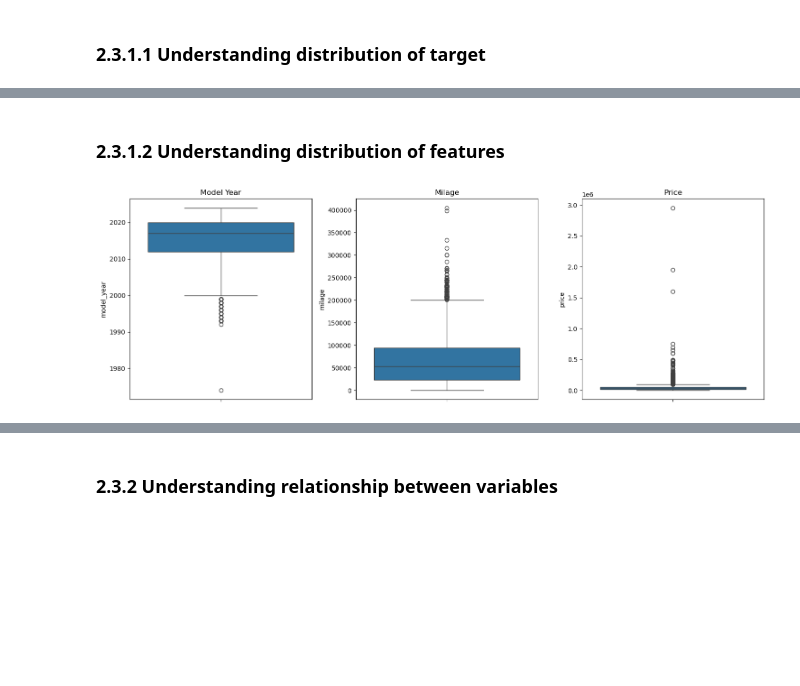
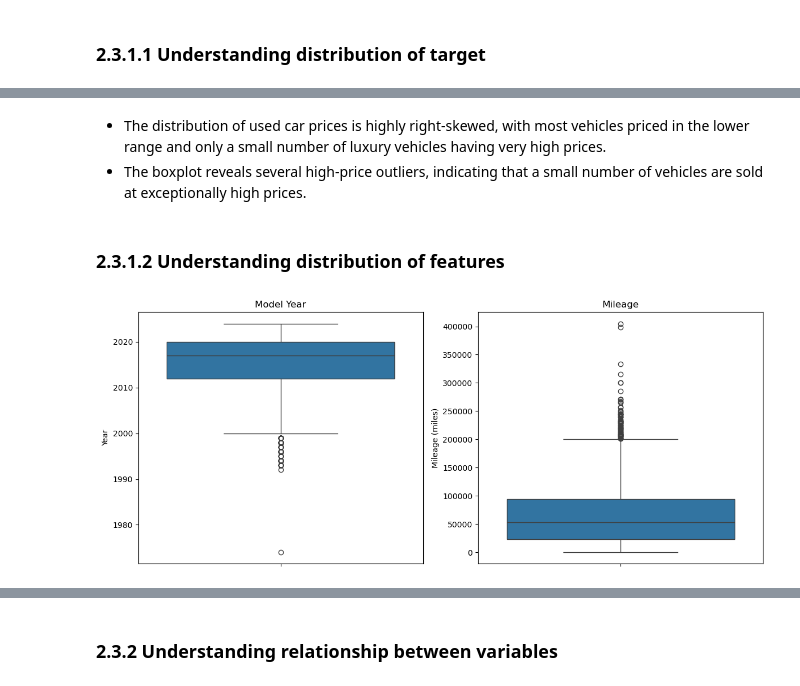
Before and after one commit to FongYongSheng/MLDP-Project, a Jupyter notebook: MLDP Program Codes Submission Template Real.ipynb, the cells around one changed output, grey strips where cells are left out. Drawn from its saved outputs; the diff is of its cells as text; code cells hidden in the pictures; blank space fills up the shorter version.

Commit message:
Completed Business Understanding and Data Understanding

```diff
--- a/MLDP Program Codes Submission Template Real.ipynb
+++ b/MLDP Program Codes Submission Template Real.ipynb
@@ -132,3 +173,14 @@ memory usage: 376.0+ KB
+# %%
+# Replace missing and invalid fuel types with "Unknown"
+
+df["fuel_type"] = (
+    df["fuel_type"]
+    .fillna("Unknown")
+    .replace({
+        "-": "Unknown",
+        "–": "Unknown"
+    })
+)
 # %% [markdown]
 ### 2.3.1 Understanding distribution of data
 # %%
@@ -161,22 +253,28 @@ plt.show()
+# %% [markdown]
+- The distribution of used car prices is highly right-skewed, with most vehicles priced in the lower range and only a small number of luxury vehicles having very high prices.
+- The boxplot reveals several high-price outliers, indicating that a small number of vehicles are sold at exceptionally high prices.
 # %% [markdown]
 ### 2.3.1.2 Understanding distribution of features
 # %%
 ## Understanding distribution of features
 
-# Boxplots for numerical features
+## Understanding distribution of numerical features
 
-fig, axes = plt.subplots(1, 3, figsize=(15,5))
+# Plot boxplots for numerical feature columns
 
+fig, axes = plt.subplots(1, 2, figsize=(12, 5))
+
+# Model Year
 sns.boxplot(y=df["model_year"], ax=axes[0])
 axes[0].set_title("Model Year")
+axes[0].set_ylabel("Year")
 
+# Mileage
 sns.boxplot(y=df["milage"], ax=axes[1])
-axes[1].set_title("Milage")
-
-sns.boxplot(y=df["price"], ax=axes[2])
-axes[2].set_title("Price")
+axes[1].set_title("Mileage")
+axes[1].set_ylabel("Mileage (miles)")
 
 plt.tight_layout()
 plt.show()
 # %% [output]
-[figure, old version]
+[figure, new version]
```
Also changed, not shown: parts of 49 cells of this notebook.
